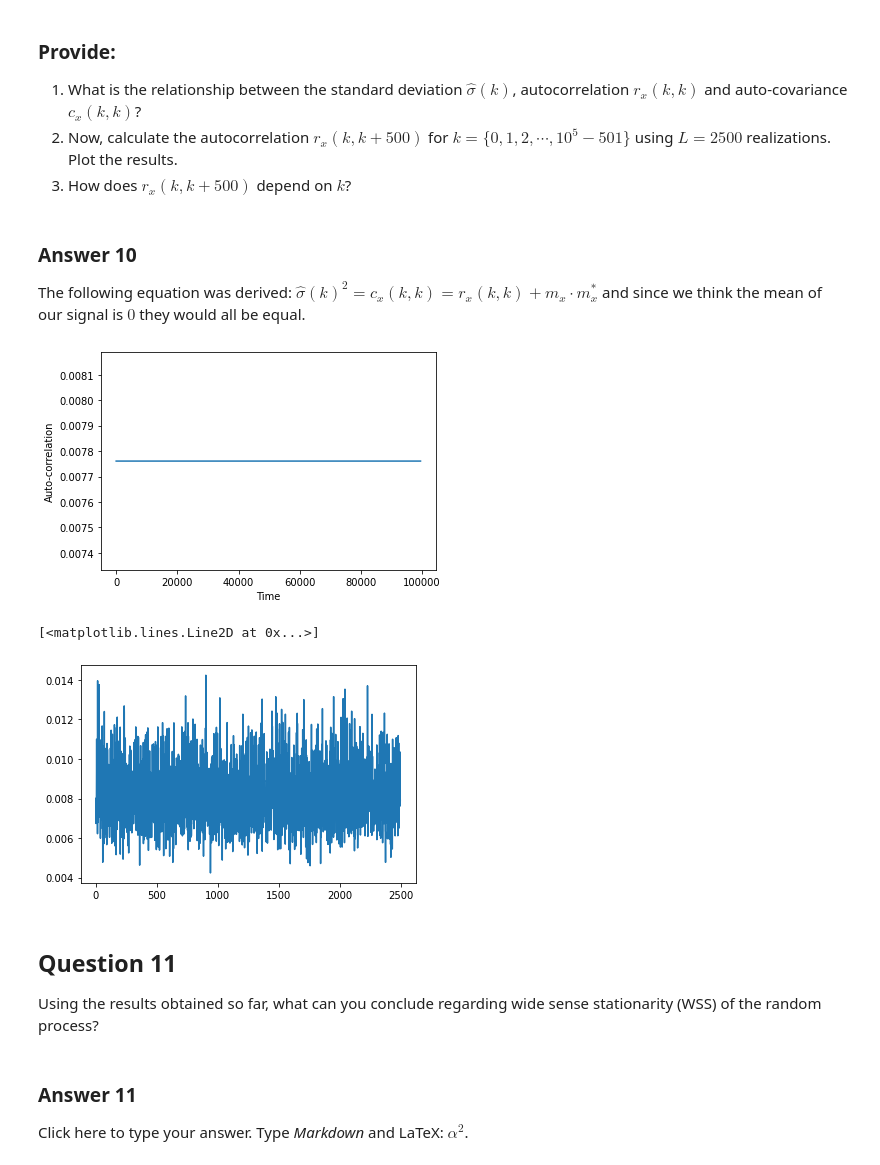
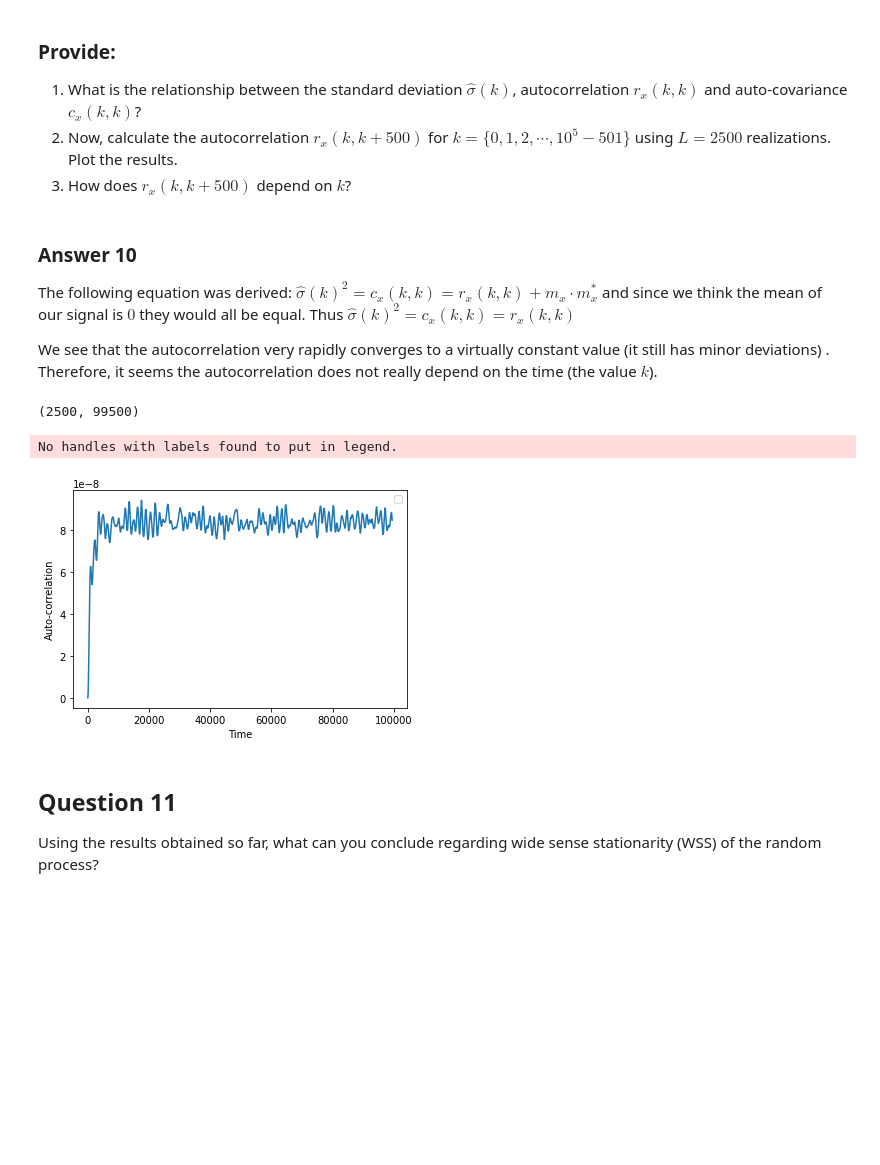
Before and after one commit to reinaartvanloon/SSA, a Jupyter notebook: Python1_Template.ipynb, the cells around one changed output. Saved outputs shown, nothing was run; the diff lists cells and outputs as text; code cells hidden in the pictures; blank space fills up the shorter version.

```diff
--- a/Python1_Template.ipynb
+++ b/Python1_Template.ipynb
@@ -241,7 +226,7 @@ NB. You can also vectorize the below computations instead of using a loop and us
 # %%
 
 
-for l in tqdm(range(L)):
+for l in range(L):
     for k in range(int(N)-2):
         x[k+2,l] = b3*w[k+2,l]-b2*x[k,l]-b1*x[k+1,l]
 # %% [markdown]
@@ -250,9 +235,9 @@ Take different subsets of the data for each combination of $k$ and $L$ and plot
 fig, axs = plt.subplots(3, 3, figsize = [13.8, 10.6], tight_layout = 3.0)
 fig.autofmt_xdate()
 
-for i in tqdm(range(len(Ls))):
+for i in range(len(Ls)):
     L = Ls[i]
-    for j in tqdm(range(len(Ns))):
+    for j in range(len(Ns)):
         h = Ns[j]
         axs[i, j].hist(x[int(h)-1,0:L], bins=int(np.sqrt(L)))
         axs[i, j].set_title(' L = %d, h=%d' % (L,h))
@@ -331,7 +316,7 @@ for i in range(len(Ls)):
         # Repeat hist command to get the data, the command gives bin edges
         # But you need the centers
         [counts, edges] = np.histogram(x[int(h)-1,0:L], bins=int(np.sqrt(L)))
-        centers = (edges[1:]-edges[:-1])/2
+        centers = (edges[1:]+edges[:-1])/2
 
         # Calculate initial estimates of sigma and kappa
         sigma0 = np.std(x[int(h-1),:L])
@@ -445,37 +420,43 @@ Analyze the autocorrelation of the process.
 # %% [markdown]
 ### Answer 10
 The following equation was derived: $ \hat{\sigma} (k)^2 = c_x(k,k) = r_x(k,k) + m_x \cdot m_x^* $ and since we think the mean of our signal is $0$ they would all be equal.
+Thus     $\hat{\sigma} (k)^2 = c_x(k,k) = r_x(k,k)$
+
+We see that the autocorrelation very rapidly converges to a virtually constant value (it still has minor deviations) . Therefore, it seems the autocorrelation does not really depend on the time (the value $k$).
 # %%
 L = 2500
 h2 = 500
 h = 10**5 - h2
 start = 0
 
 Rx = np.zeros((L,h))
-for i in tqdm(range(L)):
-    Rx[i] = np.correlate(x[0:h,i], x[h2:10**5,i])
+
+#print((x[0:h,:]*x[h2:int(10**5),:]).shape)
+
+for i in range(0,L):
+    Rx[i] = x[0:h,i]*np.conj(x[h2:h+h2,i])
+
+print(Rx.shape)
+
+Rx_mean = np.mean(Rx, axis=0)
+
+Rx = np.average(x[0:h,:]*x[h2:int(10**5),:], axis=1)
+
+
 
 plt.figure(11)
-plt.plot(Rx[0])
+plt.plot(Rx_mean)
+#plt.plot(t[0:h], Rx, label=r'$r_x(k,k+500)$')
+#plt.plot(sigma_x[2]**2, label=r'$\hat{\sigma_x}^2$ with $L=2500$')
 plt.xlabel('Time')
 plt.ylabel('Auto-correlation')
+plt.legend()
 plt.show()
 # %% [output]
+(2500, 99500)
+No handles with labels found to put in legend.
-[figure, old version]
+[figure, new version]
-# %%
-rx = np.asarray([])
-
-for i in range(0,L-1):
-    rx = np.append(rx, Rx[i][0])
-
-plt.plot(rx)
-# %% [output]
-[<matplotlib.lines.Line2D at 0x...>]
-[figure, removed]
 # %% [markdown]
 ## Question 11
 
 Using the results obtained so far, what can you conclude regarding wide sense stationarity (WSS) of the random process?
-# %% [markdown]
-### Answer 11
-Click here to type your answer. Type *Markdown* and LaTeX: $\alpha^2$.
```
Also changed, not shown: parts of 6 cells of this notebook.
